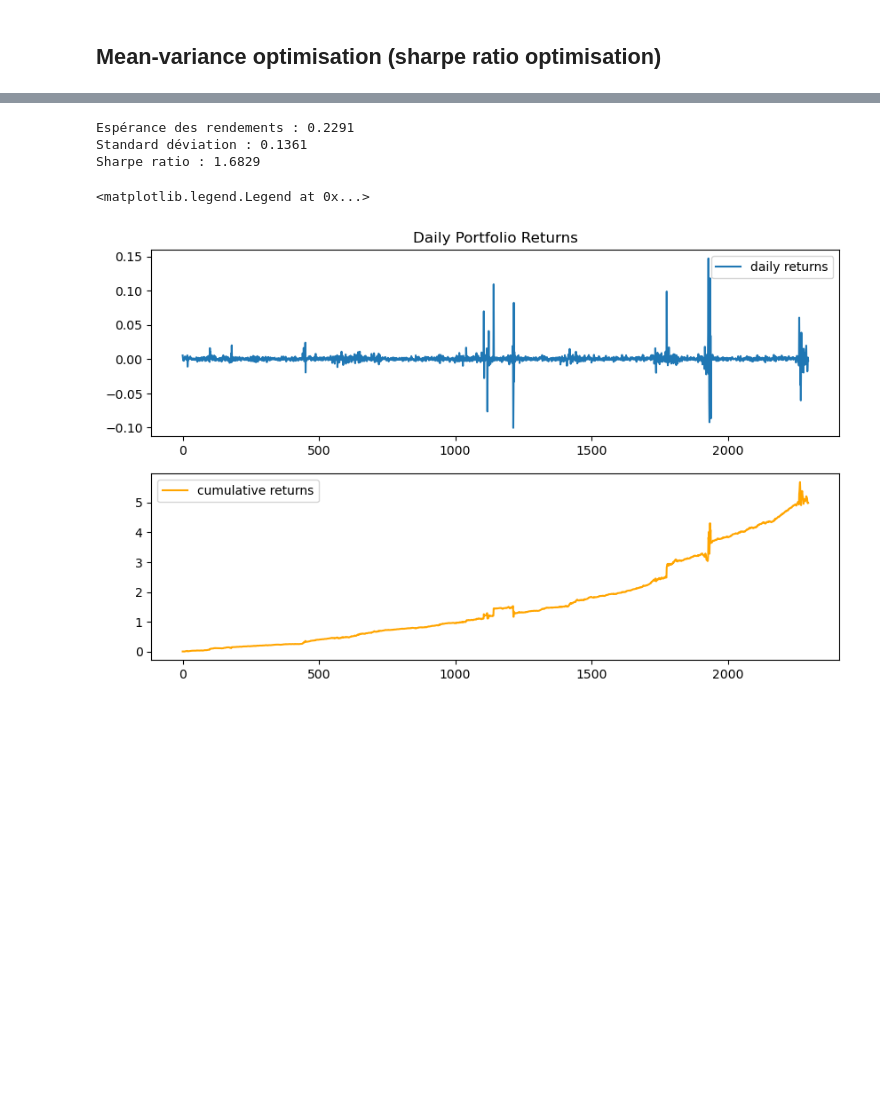
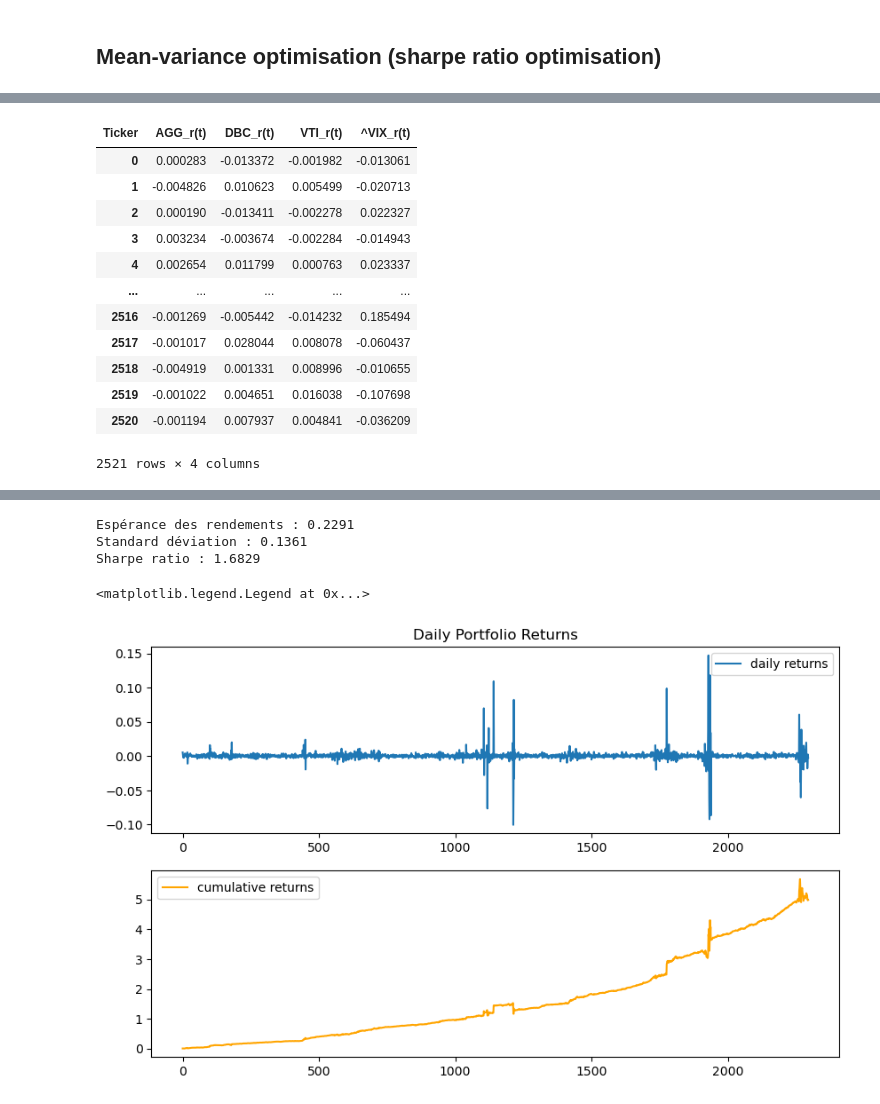
Before and after one commit to alexandreviard/DL-Portfolio-CMAP, a Jupyter notebook: massyle/MV-article_zhang_DL.ipynb, the cells around one changed output, grey strips where cells are left out. Cells and saved outputs as stored; diff of their text form; code cells hidden in the pictures; blank space fills up the shorter version.

```diff
--- a/massyle/MV-article_zhang_DL.ipynb
+++ b/massyle/MV-article_zhang_DL.ipynb
@@ -159,3 +124,19 @@ selected_returns
+# %%
+returns
+# %% [output]
+| Ticker | AGG_r(t) | DBC_r(t) | VTI_r(t) | ^VIX_r(t) |
+| 0 | 0.000283 | -0.013372 | -0.001982 | -0.013061 |
+| 1 | -0.004826 | 0.010623 | 0.005499 | -0.020713 |
+| 2 | 0.000190 | -0.013411 | -0.002278 | 0.022327 |
+| 3 | 0.003234 | -0.003674 | -0.002284 | -0.014943 |
+| 4 | 0.002654 | 0.011799 | 0.000763 | 0.023337 |
+| ... | ... | ... | ... | ... |
+| 2516 | -0.001269 | -0.005442 | -0.014232 | 0.185494 |
+| 2517 | -0.001017 | 0.028044 | 0.008078 | -0.060437 |
+| 2518 | -0.004919 | 0.001331 | 0.008996 | -0.010655 |
+| 2519 | -0.001022 | 0.004651 | 0.016038 | -0.107698 |
+| 2520 | -0.001194 | 0.007937 | 0.004841 | -0.036209 |
+2521 rows × 4 columns
 # %%
 weighted_returns = selected_returns.values * weights_mv.values
 
```
Also changed, not shown: parts of 17 cells of this notebook, 1 other file.
